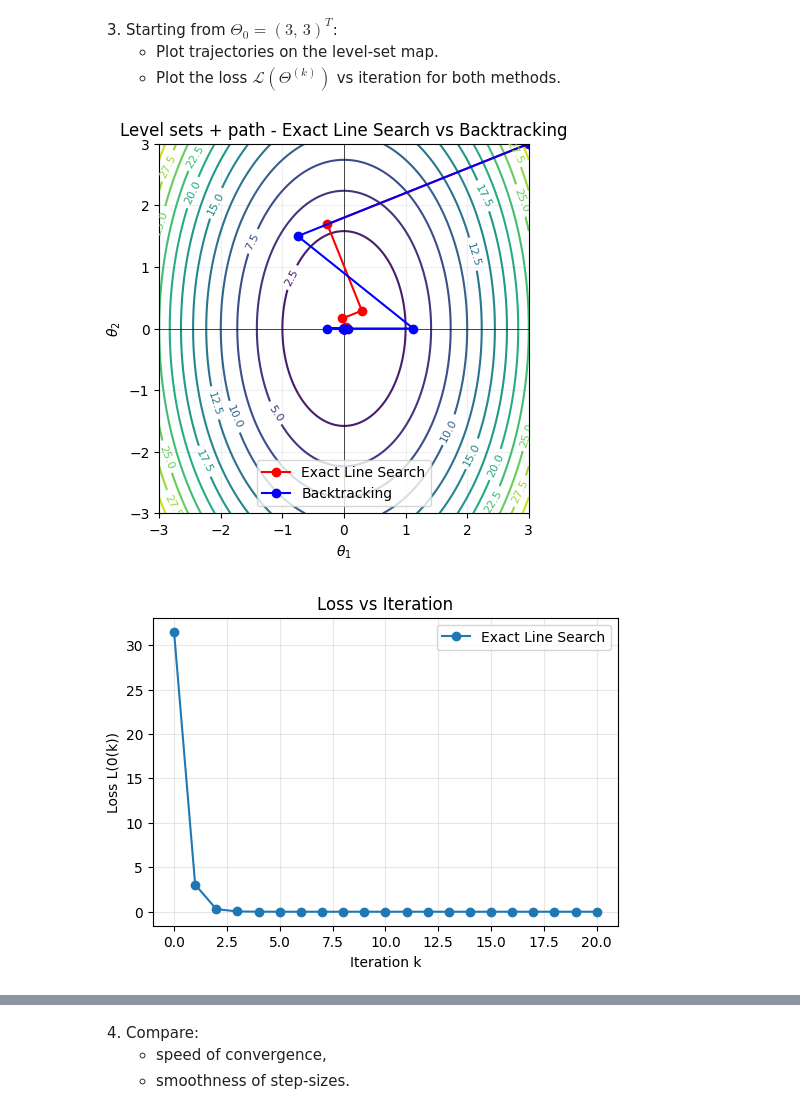
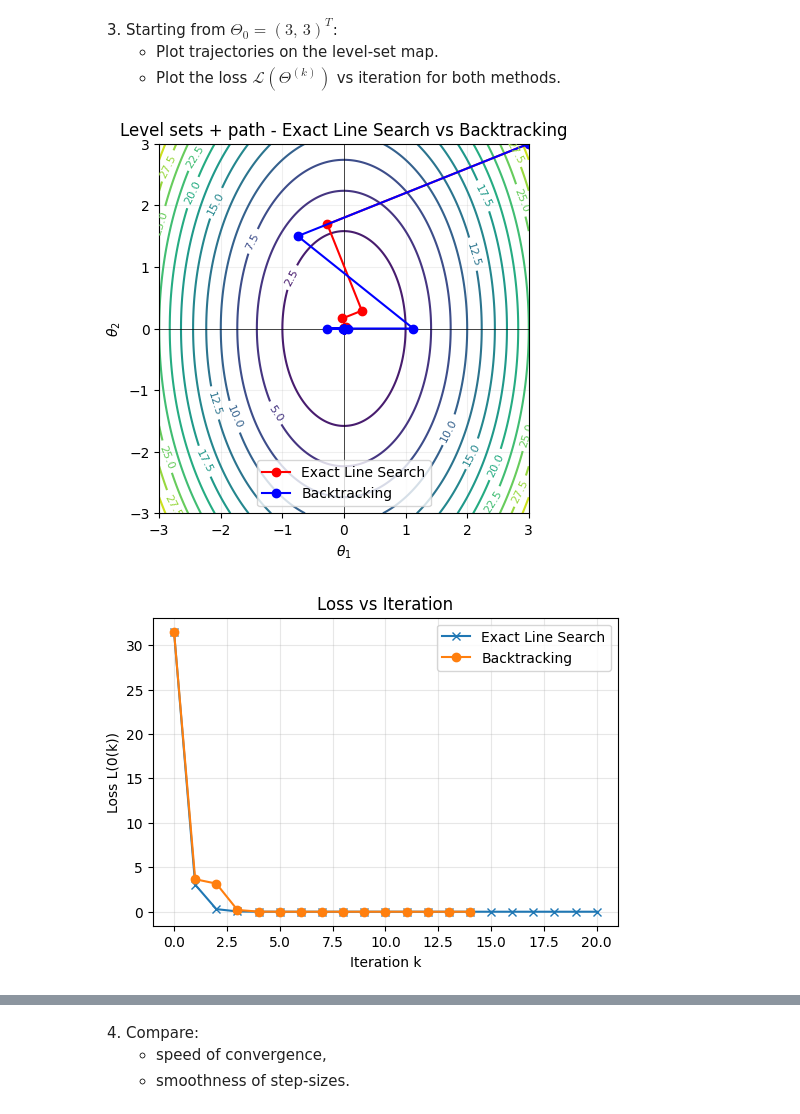
Before and after one commit to annalisapol/smm-course, a Jupyter notebook: homeworks/hw1/hw1.ipynb, the cells around one changed output, grey strips where cells are left out. Cells and saved outputs as stored; diff of their text form; code cells hidden in the pictures.

```diff
--- a/homeworks/hw1/hw1.ipynb
+++ b/homeworks/hw1/hw1.ipynb
@@ -60,6 +60,7 @@ fig, axes = plt.subplots(1, 3, figsize=(15, 3))
 for i, (eta, thetas) in enumerate(trajectories.items()):
     ax = axes[i]
     sc = ax.scatter(thetas, np.zeros_like(thetas), c=range(len(thetas)), cmap='viridis')
+    ax.plot(thetas, np.zeros_like(thetas), 'k--', alpha=0.5)
     ax.set_title(f"Θ(k) on real line\nη = {eta}")
     ax.set_xlabel("θ")
     ax.set_yticks([])
@@ -82,6 +83,4 @@ for i, (eta, thetas) in enumerate(trajectories.items()):
 
 plt.tight_layout()
 plt.show()
-
-#aggiungi linea che collega punti
 # %% [output]
@@ -183,6 +182,7 @@ for i, theta_0 in enumerate(thetas_0):
     ax.plot(theta_vals, L_vals, 'k-', label='L(θ)')
 
     ax.scatter(traj, l(traj), color=colors[i], alpha=0.7, s=50, edgecolors='k', label='Iterates')
+    ax.plot(traj, l(traj), color=colors[i], alpha=0.4, ls='--')
 
     ax.set_title(f"Start θ₀ = {theta_0}")
     ax.set_xlabel("θ")
@@ -416,38 +416,32 @@ def GD_backtracking(l, grad_l, theta_0, maxit, tolL, toltheta):
 # %%
 theta0 = np.array([3.0, 3.0])
 
 final_theta_exact, path_exact = GD_exact_line_search(l, grad_l, theta0, maxit=20)
 final_theta_bt, path_bt, iter_bt = GD_backtracking(l, grad_l, theta0, maxit=20, tolL=1e-6, toltheta=1e-6)
 
 quad_levelsets(A, title="Level sets + path - Exact Line Search vs Backtracking")
 plt.plot(path_exact[:, 0], path_exact[:, 1], "o-", color="red", label="Exact Line Search")
 plt.plot(path_bt[:, 0], path_bt[:, 1], "o-", color="blue", label="Backtracking")
 plt.xlim(-3, 3)
 plt.ylim(-3, 3)
 plt.legend()
 plt.show()
 
 loss_exact =[l(theta) for theta in path_exact]
 loss_bt = [l(theta) for theta in path_bt]
 
 plt.figure(figsize = (6,4))
-plt.plot(loss_exact, label = "Exact Line Search", marker = 'o')
+plt.plot(loss_exact, label = "Exact Line Search", marker = 'x')
+plt.plot(loss_bt, label = "Backtracking", marker = 'o')
+
 plt.xlabel("Iteration k")
 plt.ylabel("Loss L(0(k))")
 plt.title("Loss vs Iteration")
 plt.grid(alpha=0.3)
 plt.legend()
 plt.show()
 
-plt.figure(figsize = (6,4))
-plt.plot(loss_bt, label = "Backtracking", marker = 'o')
-plt.xlabel("Iteration k")
-plt.ylabel("Loss L(0(k))")
-plt.title("Loss vs Iteration")
-plt.grid(alpha=0.3)
-plt.legend()
-plt.show()
-# metti su stesso grafico
+#match colors
 # %% [output]
 [figure]
-[figure, old version]
+[figure, new version]
```
Also changed, not shown: parts of 4 cells of this notebook, 2 other files.
